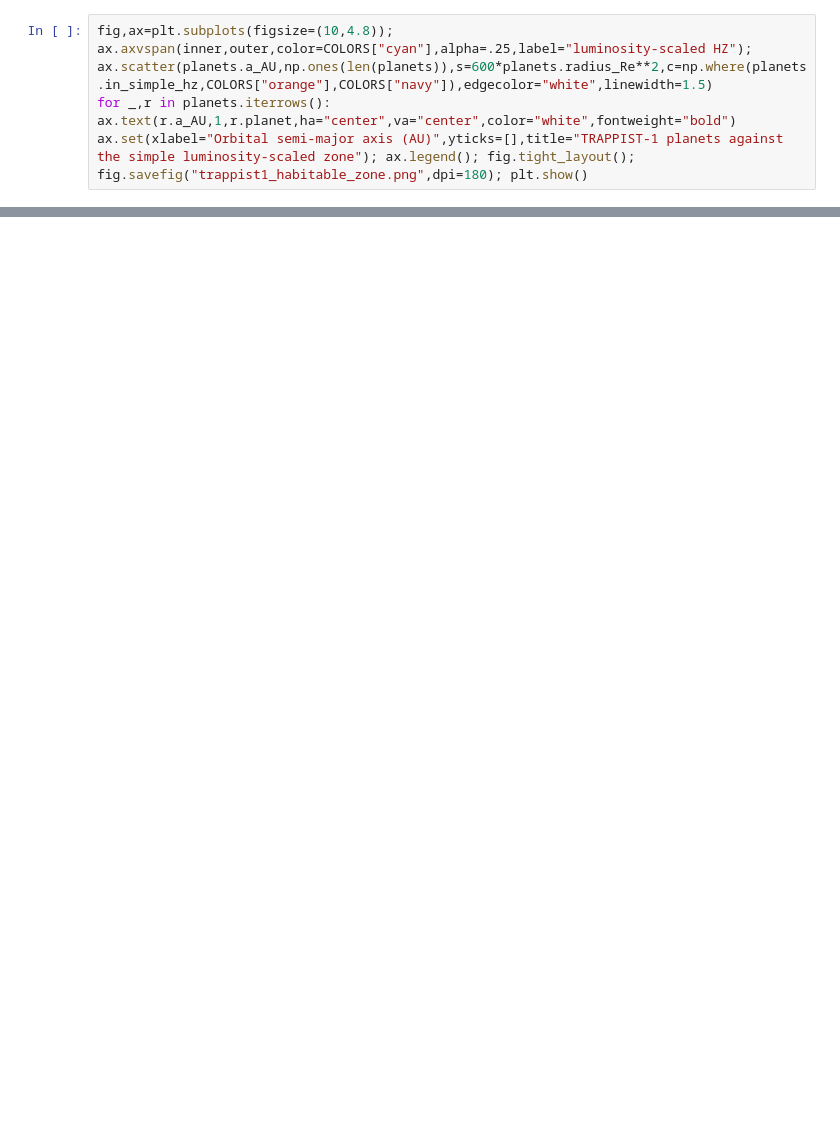
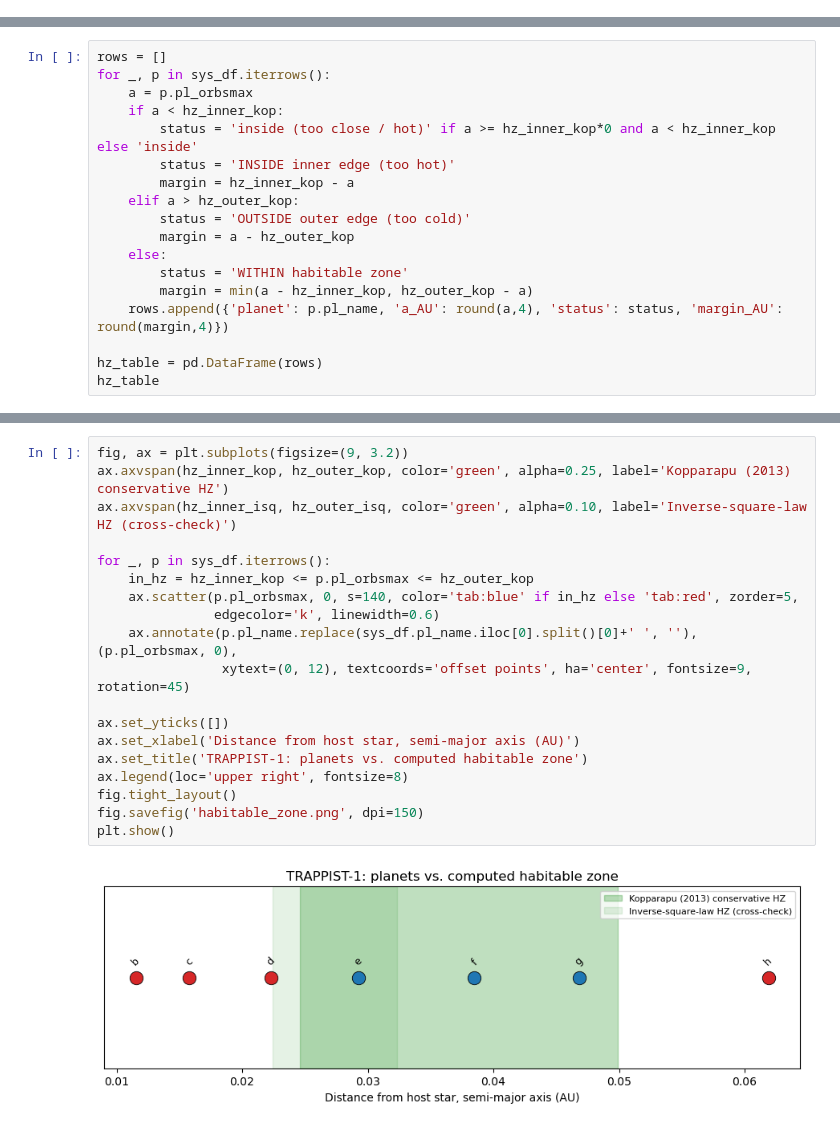
Before and after one commit to Biswajit1999/daily-astro-notebooks, a Jupyter notebook: exoplanet-archive/2026-07-30-habitable-zone-trappist1/notebook.ipynb, the cells around one changed output, grey strips where cells are left out. Drawn from its saved outputs; the diff is of its cells as text; blank space fills up the shorter version.

```diff
--- a/exoplanet-archive/2026-07-30-habitable-zone-trappist1/notebook.ipynb
+++ b/exoplanet-archive/2026-07-30-habitable-zone-trappist1/notebook.ipynb
@@ -58,4 +0,0 @@ Simple HZ = 0.0224–0.0323 AU; selected planets: ['e']
-# %%
-fig,ax=plt.subplots(figsize=(10,4.8)); ax.axvspan(inner,outer,color=COLORS["cyan"],alpha=.25,label="luminosity-scaled HZ"); ax.scatter(planets.a_AU,np.ones(len(planets)),s=600*planets.radius_Re**2,c=np.where(planets.in_simple_hz,COLORS["orange"],COLORS["navy"]),edgecolor="white",linewidth=1.5)
-for _,r in planets.iterrows(): ax.text(r.a_AU,1,r.planet,ha="center",va="center",color="white",fontweight="bold")
-ax.set(xlabel="Orbital semi-major axis (AU)",yticks=[],title="TRAPPIST-1 planets against the simple luminosity-scaled zone"); ax.legend(); fig.tight_layout(); fig.savefig("trappist1_habitable_zone.png",dpi=180); plt.show()
@@ -106,0 +94,18 @@ cross-match, contradictory paragraph, or undocumented approximation.
+# %%
+rows = []
+for _, p in sys_df.iterrows():
+    a = p.pl_orbsmax
+    if a < hz_inner_kop:
+        status = 'inside (too close / hot)' if a >= hz_inner_kop*0 and a < hz_inner_kop else 'inside'
+        status = 'INSIDE inner edge (too hot)'
+        margin = hz_inner_kop - a
+    elif a > hz_outer_kop:
+        status = 'OUTSIDE outer edge (too cold)'
+        margin = a - hz_outer_kop
+    else:
+        status = 'WITHIN habitable zone'
+        margin = min(a - hz_inner_kop, hz_outer_kop - a)
+    rows.append({'planet': p.pl_name, 'a_AU': round(a,4), 'status': status, 'margin_AU': round(margin,4)})
+
+hz_table = pd.DataFrame(rows)
+hz_table
@@ -106,0 +121,21 @@ cross-match, contradictory paragraph, or undocumented approximation.
+# %%
+fig, ax = plt.subplots(figsize=(9, 3.2))
+ax.axvspan(hz_inner_kop, hz_outer_kop, color='green', alpha=0.25, label='Kopparapu (2013) conservative HZ')
+ax.axvspan(hz_inner_isq, hz_outer_isq, color='green', alpha=0.10, label='Inverse-square-law HZ (cross-check)')
+
+for _, p in sys_df.iterrows():
+    in_hz = hz_inner_kop <= p.pl_orbsmax <= hz_outer_kop
+    ax.scatter(p.pl_orbsmax, 0, s=140, color='tab:blue' if in_hz else 'tab:red', zorder=5,
+               edgecolor='k', linewidth=0.6)
+    ax.annotate(p.pl_name.replace(sys_df.pl_name.iloc[0].split()[0]+' ', ''), (p.pl_orbsmax, 0),
+                xytext=(0, 12), textcoords='offset points', ha='center', fontsize=9, rotation=45)
+
+ax.set_yticks([])
+ax.set_xlabel('Distance from host star, semi-major axis (AU)')
+ax.set_title('TRAPPIST-1: planets vs. computed habitable zone')
+ax.legend(loc='upper right', fontsize=8)
+fig.tight_layout()
+fig.savefig('habitable_zone.png', dpi=150)
+plt.show()
+# %% [output]
+[figure, added]
```
Also changed, not shown: parts of 18 cells of this notebook, 19 other files.
